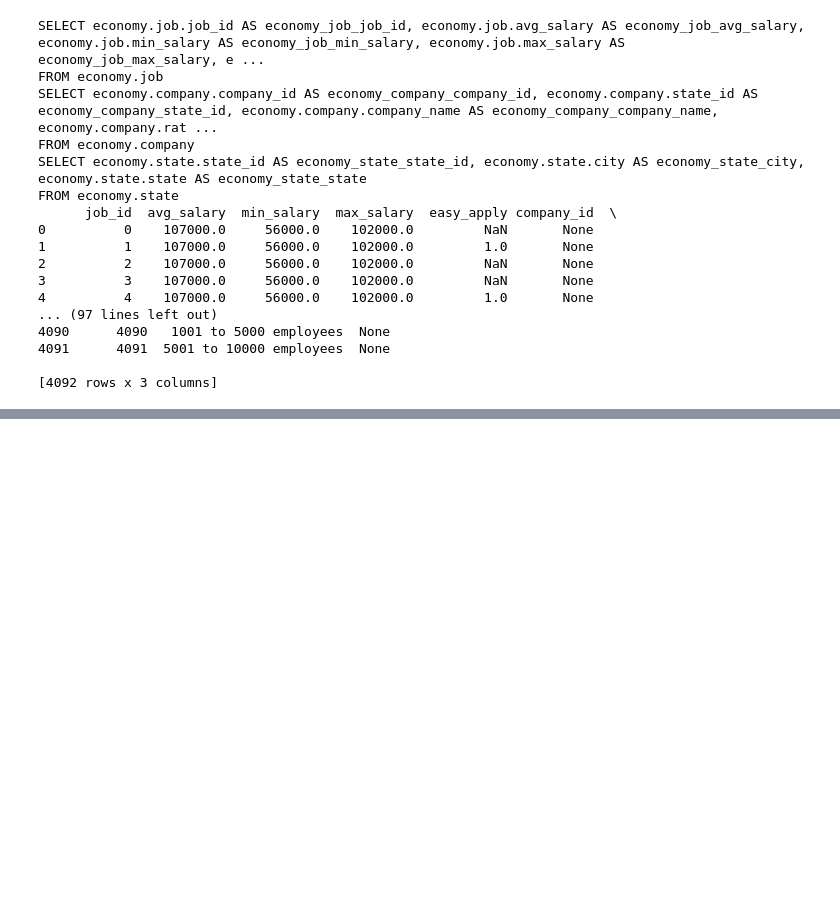
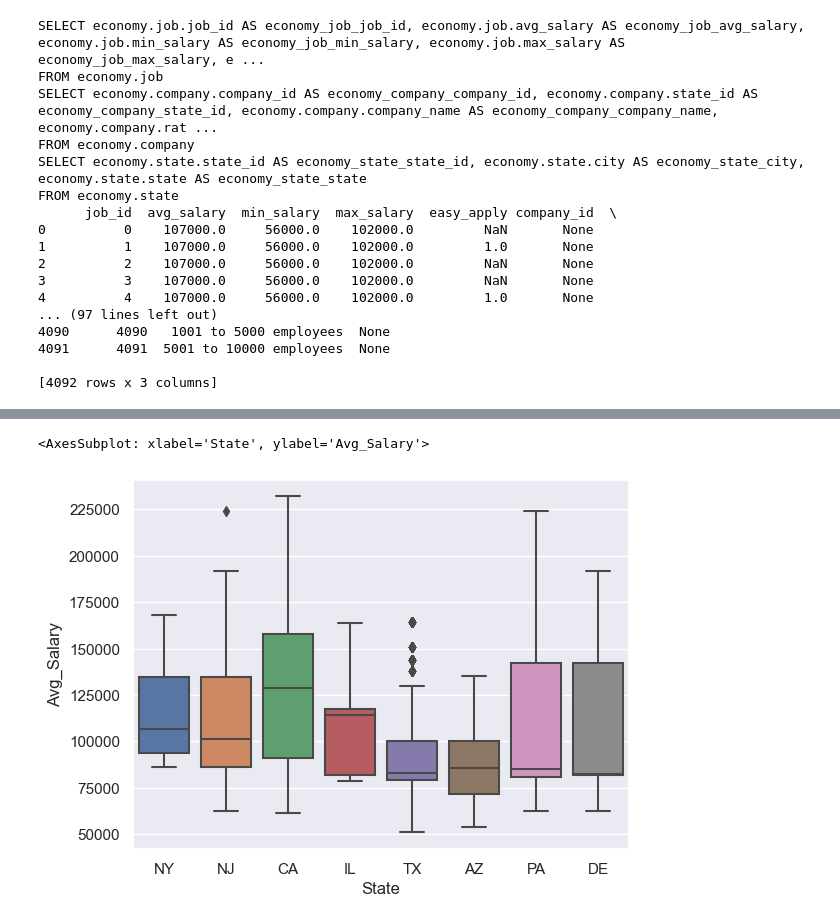
Before and after one commit to tsbarry/The_Job_Market, a Jupyter notebook: edaa.ipynb, the cells around one changed output, grey strips where cells are left out. Cells and saved outputs as stored; diff of their text form; code cells hidden in the pictures; blank space fills up the shorter version.

```diff
--- a/edaa.ipynb
+++ b/edaa.ipynb
@@ -51,0 +116,5 @@ FROM economy.state
+# %%
+sns.boxplot(x= 'State', y= 'Avg_Salary', data= job_df)
+# %% [output]
+<AxesSubplot: xlabel='State', ylabel='Avg_Salary'>
+[figure, added]
```
Also changed, not shown: parts of 15 cells of this notebook, 2 other files.
